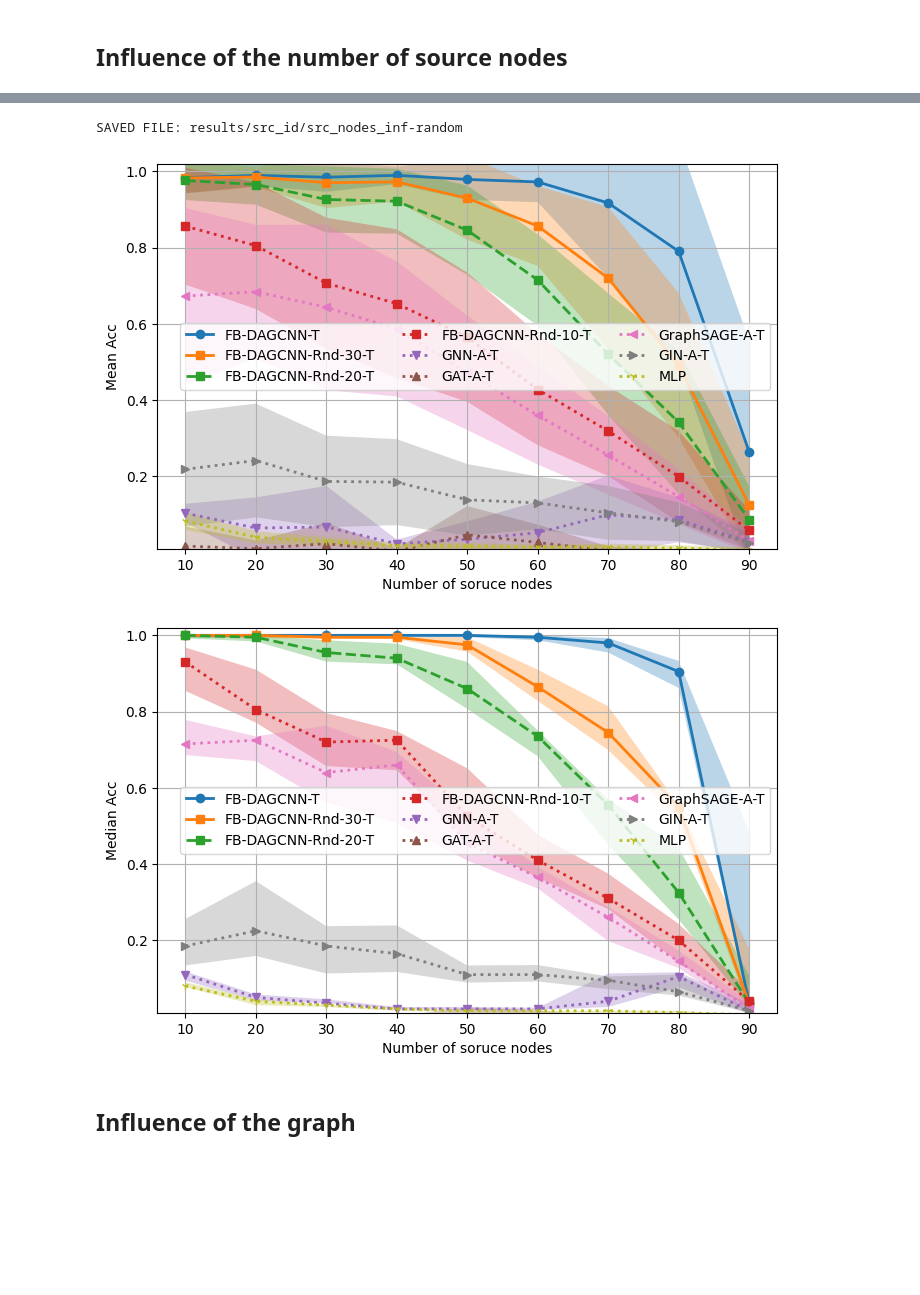
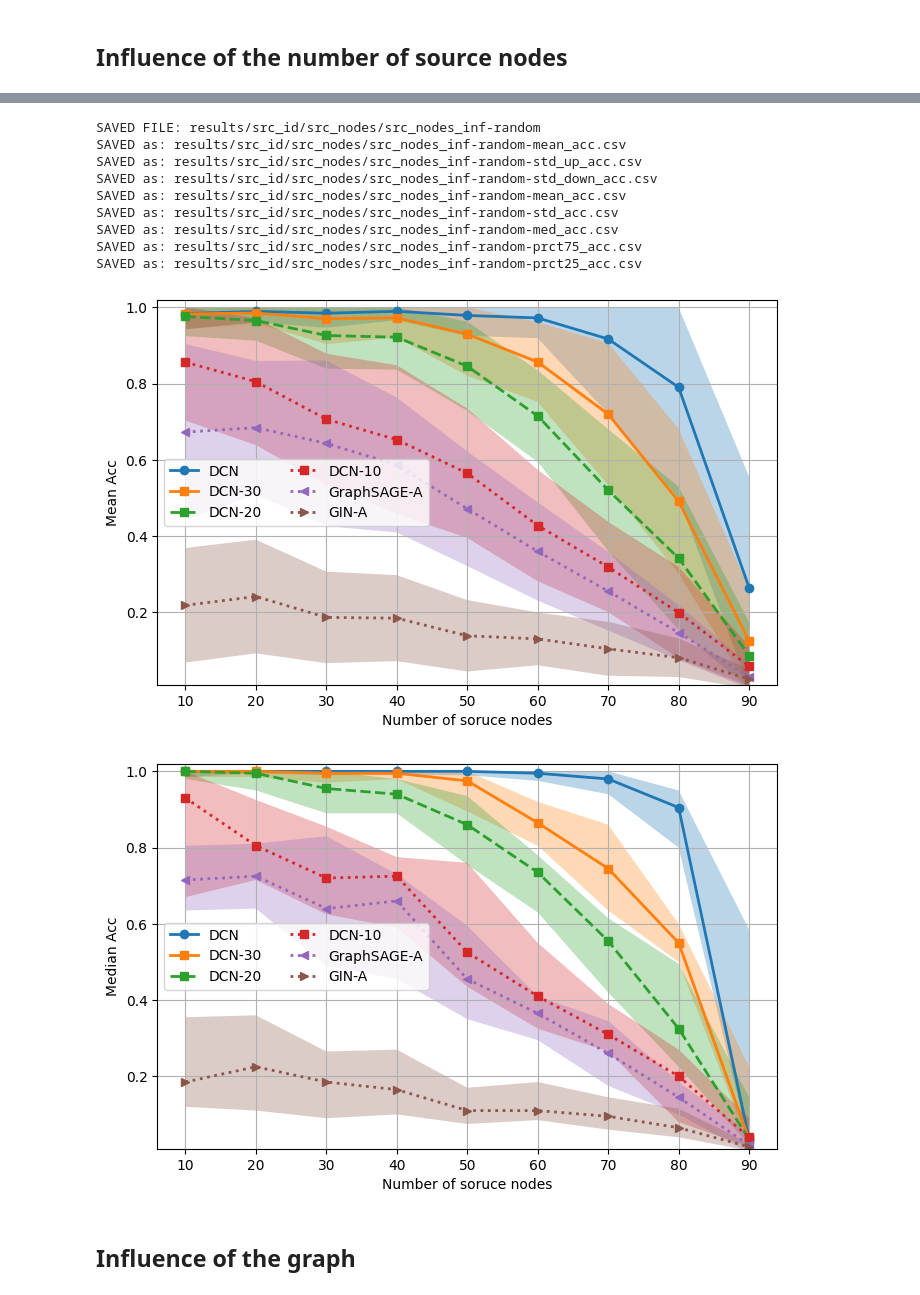
Before and after one commit to reysam93/dag_conv_nn, a Jupyter notebook: source_id.ipynb, the cells around one changed output, grey strips where cells are left out. Drawn from its saved outputs; the diff is of its cells as text; code cells hidden in the pictures; blank space fills up the shorter version.

```diff
--- a/source_id.ipynb
+++ b/source_id.ipynb
@@ -265,25 +285,25 @@ Max_sources = np.arange(10, 91, 10)
 
 Exps = [
 
-    {'arc_p': {'arch': FB_DAGConv, 'GSO': 'GSOs', 'transp': True},'leg': 'FB-DAGCNN-T', 'fmt': 'o-'},
+    {'arc_p': {'arch': FB_DAGConv, 'GSO': 'GSOs', 'transp': True},'leg': 'DCN', 'fmt': 'o-'},
     # {'arc_p': {'arch': FB_DAGConv, 'GSO': 'sel_GSOs', 'transp': True}, 'leg': 'FB-DAGCNN-Prior-T',
     #  'fmt': 'P-'},
-    {'arc_p': {'arch': FB_DAGConv, 'GSO': 'rnd_GSOs', 'n_gsos': 30, 'transp': True}, 'leg': 'FB-DAGCNN-Rnd-30-T',
+    {'arc_p': {'arch': FB_DAGConv, 'GSO': 'rnd_GSOs', 'n_gsos': 30, 'transp': True}, 'leg': 'DCN-30',
      'fmt': 's-'},
-    {'arc_p': {'arch': FB_DAGConv, 'GSO': 'rnd_GSOs', 'n_gsos': 20, 'transp': True}, 'leg': 'FB-DAGCNN-Rnd-20-T',
+    {'arc_p': {'arch': FB_DAGConv, 'GSO': 'rnd_GSOs', 'n_gsos': 20, 'transp': True}, 'leg': 'DCN-20',
      'fmt': 's--'},
-    {'arc_p': {'arch': FB_DAGConv, 'GSO': 'rnd_GSOs', 'n_gsos': 10, 'transp': True}, 'leg': 'FB-DAGCNN-Rnd-10-T',
+    {'arc_p': {'arch': FB_DAGConv, 'GSO': 'rnd_GSOs', 'n_gsos': 10, 'transp': True}, 'leg': 'DCN-10',
      'fmt': 's:'},
 
     # {'arc_p': {'arch': FB_DAGConv, 'GSO': 'GSOs', 'transp': False},'leg': 'FB-DAGCNN', 'fmt': 'o--'},
 
     # Baselines
-    {'arc_p': {'arch': MyGCNN, 'GSO': 'A', 'transp': True}, 'leg': 'GNN-A-T', 'fmt': 'v:'},
+    {'arc_p': {'arch': MyGCNN, 'GSO': 'A', 'transp': True}, 'leg': 'GNN-A', 'fmt': 'v:'},
     {'arc_p': {'arch': GAT, 'GSO': 'A-dgl', 'transp': True, 'n_heads': 2, 'hid_dim': 16,'gat_params': {'attn_drop': 0}},
-      'leg': 'GAT-A-T', 'fmt': '^:'},
+      'leg': 'GAT-A', 'fmt': '^:'},
     {'arc_p': {'arch': GraphSAGE, 'GSO': 'A-dgl', 'hid_dim': 16, 'agg': 'mean', 'transp': True,},
-     'leg': 'GraphSAGE-A-T', 'fmt': '<:'},
-    {'arc_p': {'arch': GIN, 'GSO': 'A-dgl', 'hid_dim': 16, 'agg': 'sum', 'transp': True}, 'leg': 'GIN-A-T', 'fmt': '>:'},
+     'leg': 'GraphSAGE-A', 'fmt': '<:'},
+    {'arc_p': {'arch': GIN, 'GSO': 'A-dgl', 'hid_dim': 16, 'agg': 'sum', 'transp': True}, 'leg': 'GIN-A', 'fmt': '>:'},
     {'arc_p': {'arch': MLP, 'GSO': None}, 'leg': 'MLP', 'fmt': '1:'},
     ]
 
@@ -326,25 +311,52 @@ Iteration: 1
 # %%
+mean_acc = acc.mean(axis=0)
+med_acc = np.median(acc, axis=0)
+std_acc = acc.std(axis=0)
+prctile25_acc = np.percentile(acc, 25, axis=0)
+prctile75_acc = np.percentile(acc, 75, axis=0)
+
 if SAVE:
-    file_name = PATH + f'src_nodes_inf-{data_p["src_t"]}'
+    # Save np files
+    file_name = PATH + f'src_nodes/src_nodes_inf-{data_p["src_t"]}'
     np.savez(file_name, acc=acc, times=times, exp=Exps, xvals=Max_sources)
     print('SAVED FILE:', file_name)
 
-mean_acc = acc.mean(axis=0)
-med_acc = np.median(acc, axis=0)
-
-std_acc = acc.std(axis=0)
-prctile25_acc = np.percentile(acc, 35, axis=0)
-prctile75_acc = np.percentile(acc, 65, axis=0)
+    # Save csv files for pgfplot
+    file_name_data = f'{file_name}-mean_acc.csv'
+    utils.data_to_csv(file_name_data, Exps, Max_sources, mean_acc)
+    file_name_data = f'{file_name}-std_up_acc.csv'
+    utils.data_to_csv(file_name_data, Exps, Max_sources, mean_acc + std_acc)
+    file_name_data = f'{file_name}-std_down_acc.csv'
+    utils.data_to_csv(file_name_data, Exps, Max_sources, mean_acc - std_acc)
+    file_name_data = f'{file_name}-mean_acc.csv'
+    utils.data_to_csv(file_name_data, Exps, Max_sources, mean_acc)
+    file_name_data = f'{file_name}-std_acc.csv'
+    utils.data_to_csv(file_name_data, Exps, Max_sources, std_acc)
+    file_name_data = f'{file_name}-med_acc.csv'
+    utils.data_to_csv(file_name_data, Exps, Max_sources, med_acc)
+    file_name_data = f'{file_name}-prct75_acc.csv'
+    utils.data_to_csv(file_name_data, Exps, Max_sources, prctile75_acc)
+    file_name_data = f'{file_name}-prct25_acc.csv'
+    utils.data_to_csv(file_name_data, Exps, Max_sources, prctile25_acc)
 
 legend = [exp['leg'] for exp in Exps]
+skip = [4, 5, 8]
 utils.plot_results(mean_acc, Max_sources, Exps, 'Number of soruce nodes', logy=False, std=std_acc,
-                   ylabel='Mean Acc', n_cols=3, ylim_top=1.02)
+                   ylabel='Mean Acc', n_cols=2, ylim_top=1.02, skip_idx=skip)
 
-utils.plot_results(med_acc, Max_sources, Exps, 'Number of soruce nodes', logy=False, n_cols=3,
-                   ylabel='Median Acc', prctile_up=prctile25_acc, prctile_low=prctile75_acc,
-                   ylim_top=1.02)
+utils.plot_results(med_acc, Max_sources, Exps, 'Number of soruce nodes', logy=False, n_cols=2,
+                   ylabel='Median Acc', prctile_up=prctile75_acc, prctile_low=prctile25_acc,
+                   ylim_top=1.02, skip_idx=skip)
 # %% [output]
-SAVED FILE: results/src_id/src_nodes_inf-random
+SAVED FILE: results/src_id/src_nodes/src_nodes_inf-random
+SAVED as: results/src_id/src_nodes/src_nodes_inf-random-mean_acc.csv
+SAVED as: results/src_id/src_nodes/src_nodes_inf-random-std_up_acc.csv
+SAVED as: results/src_id/src_nodes/src_nodes_inf-random-std_down_acc.csv
+SAVED as: results/src_id/src_nodes/src_nodes_inf-random-mean_acc.csv
+SAVED as: results/src_id/src_nodes/src_nodes_inf-random-std_acc.csv
+SAVED as: results/src_id/src_nodes/src_nodes_inf-random-med_acc.csv
+SAVED as: results/src_id/src_nodes/src_nodes_inf-random-prct75_acc.csv
+SAVED as: results/src_id/src_nodes/src_nodes_inf-random-prct25_acc.csv
-[figure, old version]
+[figure, new version]
-[figure, old version]
+[figure, new version]
 # %%
```
Also changed, not shown: parts of 16 cells of this notebook, 3 other files.
